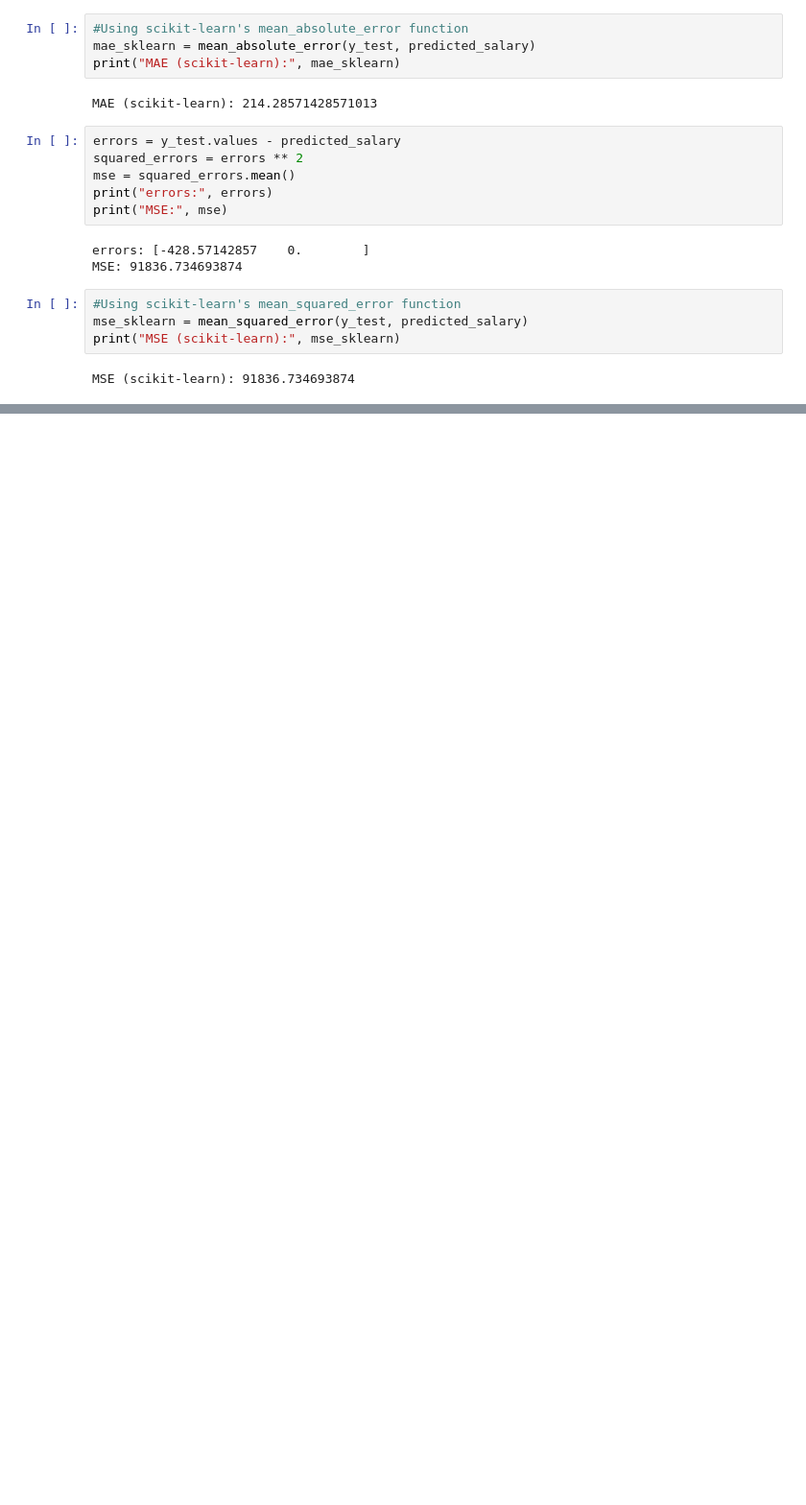
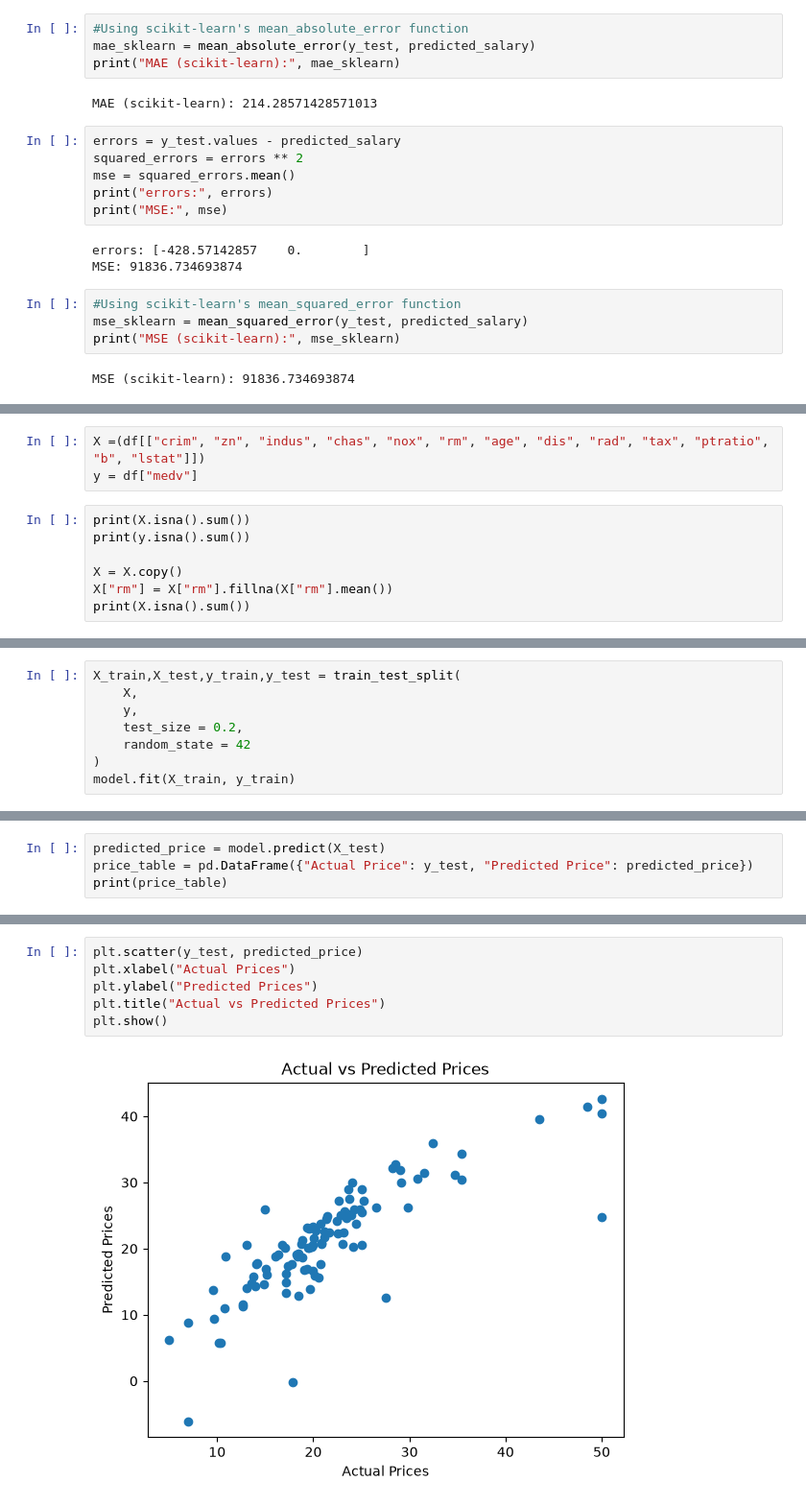
Before and after one commit to Blanc3144/Learning-ML, a Jupyter notebook: ML.ipynb, the cells around one changed output, grey strips where cells are left out. Shown at 96% size. Saved outputs shown, nothing was run; the diff lists cells and outputs as text; blank space fills up the shorter version.

```diff
--- a/ML.ipynb
+++ b/ML.ipynb
@@ -88,0 +100,10 @@ MSE (scikit-learn): 91836.734693874
+# %%
+X =(df[["crim", "zn", "indus", "chas", "nox", "rm", "age", "dis", "rad", "tax", "ptratio", "b", "lstat"]])
+y = df["medv"]
+# %%
+print(X.isna().sum())
+print(y.isna().sum())
+
+X = X.copy()
+X["rm"] = X["rm"].fillna(X["rm"].mean())
+print(X.isna().sum())
@@ -88,0 +128,8 @@ MSE (scikit-learn): 91836.734693874
+# %%
+X_train,X_test,y_train,y_test = train_test_split(
+    X,
+    y,
+    test_size = 0.2,
+    random_state = 42
+)
+model.fit(X_train, y_train)
@@ -88,0 +138,4 @@ MSE (scikit-learn): 91836.734693874
+# %%
+predicted_price = model.predict(X_test)
+price_table = pd.DataFrame({"Actual Price": y_test, "Predicted Price": predicted_price})
+print(price_table)
@@ -88,0 +163,8 @@ MSE (scikit-learn): 91836.734693874
+# %%
+plt.scatter(y_test, predicted_price)
+plt.xlabel("Actual Prices")
+plt.ylabel("Predicted Prices")
+plt.title("Actual vs Predicted Prices")
+plt.show()
+# %% [output]
+[figure, added]
```
Also changed, not shown: parts of 6 cells of this notebook.
